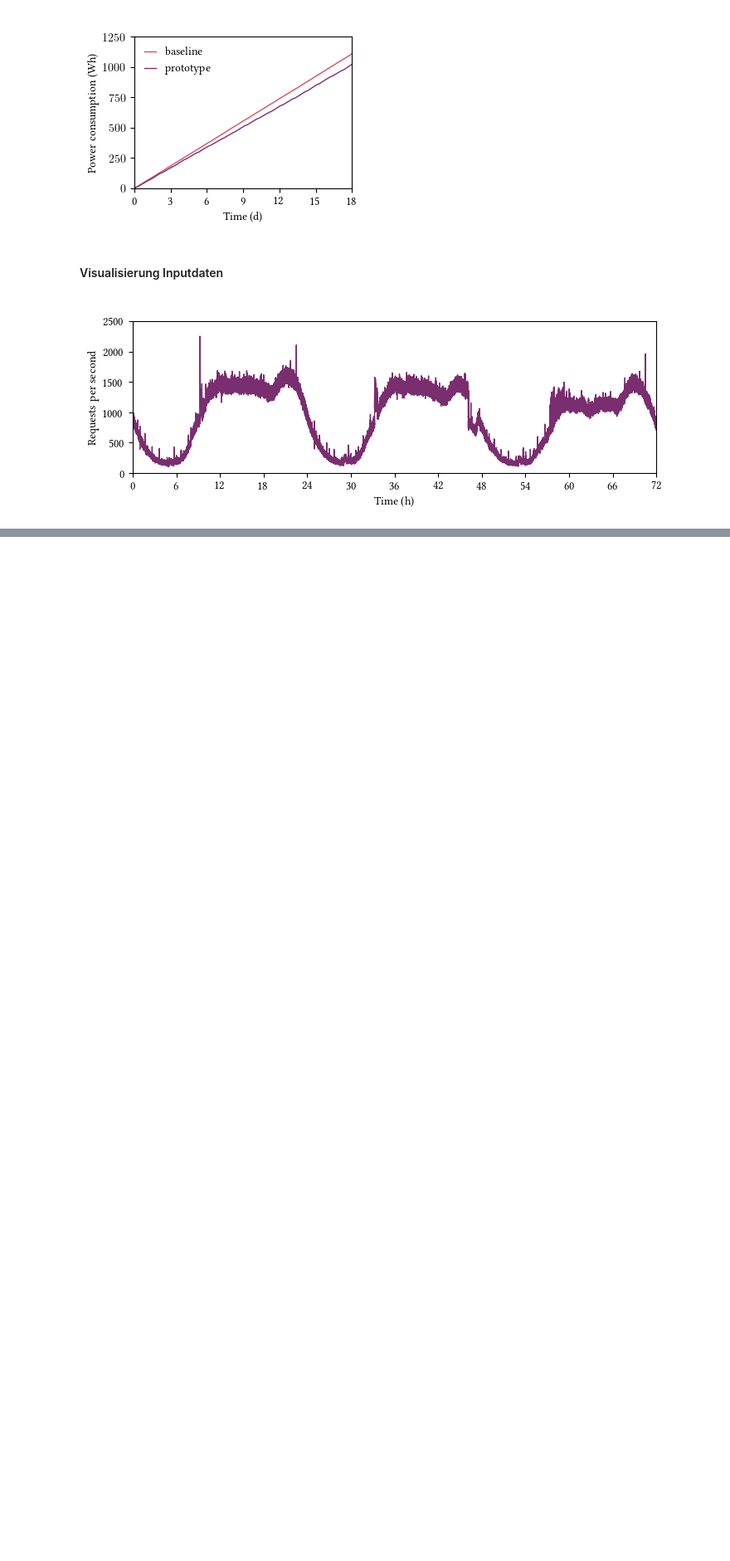
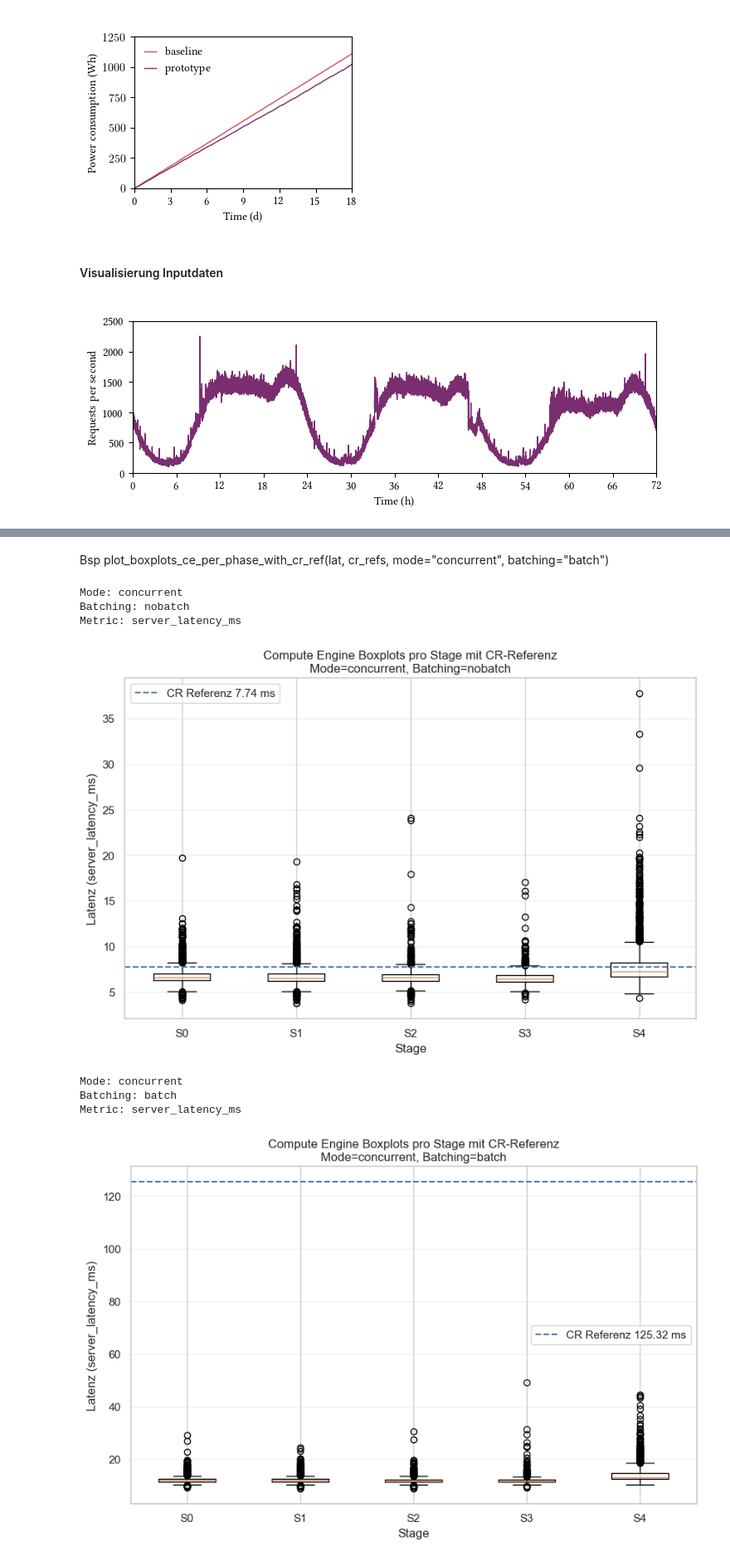
Before and after one commit to susannahufnagl/cloud-run-latency-analysis, a Jupyter notebook: analysis/Untitled.ipynb, the cells around one changed output, grey strips where cells are left out. Shown at 83% size. Saved outputs shown, nothing was run; the diff lists cells and outputs as text; code cells hidden in the pictures; blank space fills up the shorter version.

```diff
--- a/analysis/Untitled.ipynb
+++ b/analysis/Untitled.ipynb
@@ -1223,0 +758,13 @@ Passing `palette` without assigning `hue` is deprecated and will be removed in v
+# %%
+## tabelle fpr plots, nimmt cr_ref ergebnise und such genau den Wert den ich für die bestimmte referenzline brauche
+
+def get_cr_ref(cr_ref_table, mode, batching, kind="mean"):
+    row = cr_ref_table[ # --> die vier kombinationen
+        (cr_ref_table["mode"] == mode) &
+        (cr_ref_table["batching"] == batching)
+    ]
+    if row.empty:
+        raise ValueError(f"fehler {mode}/{batching}")
+    return float(row.iloc[0][kind])
+
+get_cr_ref(cr_ref_server, "concurrent", "batch") # z.B
@@ -1223,0 +955,45 @@ Passing `palette` without assigning `hue` is deprecated and will be removed in v
+# %% [markdown]
+Bsp plot_boxplots_ce_per_phase_with_cr_ref(lat, cr_refs, mode="concurrent", batching="batch")
+# %%
+plot_boxplots_ce_per_phase_with_cr_ref(
+    lat,
+    cr_ref_server,   # ← das sind Client-Referenzen
+    mode="concurrent",
+    batching="nobatch",
+    metric_col="server_latency_ms"
+)
+plot_boxplots_ce_per_phase_with_cr_ref(
+    lat, cr_ref_client, "concurrent", "batch", metric_col="server_latency_ms"
+)
+
+plot_boxplots_ce_per_phase_with_cr_ref(
+    lat,
+    cr_ref_server,   # ← das sind Client-Referenzen
+    mode="independent",
+    batching="nobatch",
+    metric_col="server_latency_ms"
+)
+plot_boxplots_ce_per_phase_with_cr_ref(
+    lat, cr_ref_server, "independent", "batch", metric_col="server_latency_ms"
+)
+plot_boxplots_ce_per_phase_with_cr_ref(
+    lat, cr_ref_client, "independent", "batch", metric_col="client_total_ms"
+)
+plot_boxplots_ce_per_phase_with_cr_ref(
+    lat, cr_ref_client, "independent", "nobatch", metric_col="client_total_ms"
+)
+plot_boxplots_ce_per_phase_with_cr_ref(
+    lat, cr_ref_client, "concurrent", "batch", metric_col="client_total_ms"
+)
+plot_boxplots_ce_per_phase_with_cr_ref(
+    lat, cr_ref_client, "concurrent", "nobatch", metric_col="client_total_ms"
+)
+# %% [output]
+Mode: concurrent
+Batching: nobatch
+Metric: server_latency_ms
+[figure, added]
+Mode: concurrent
+Batching: batch
+Metric: server_latency_ms
+[figure, added]
```
Also changed, not shown: parts of 45 cells of this notebook, 3 other files.
